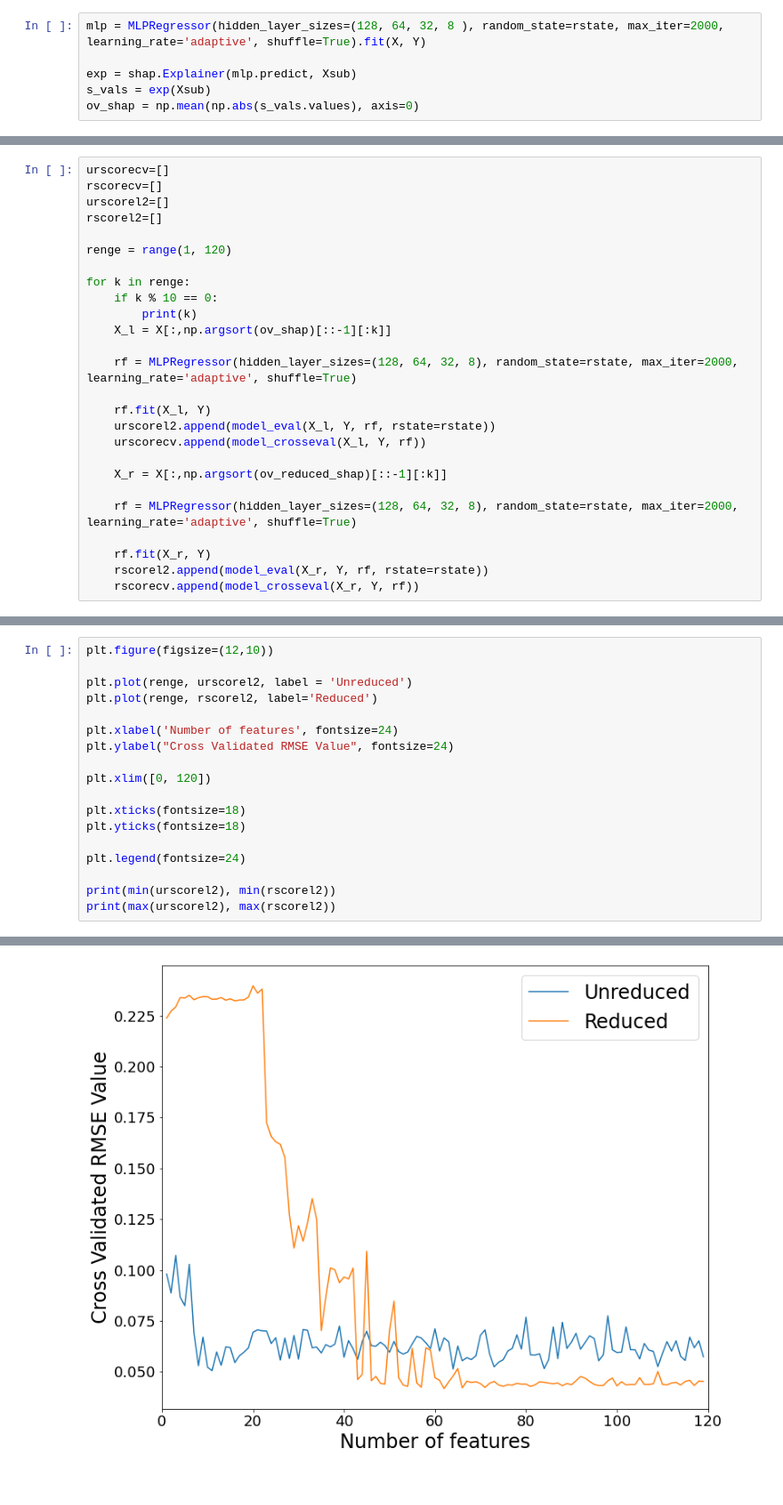
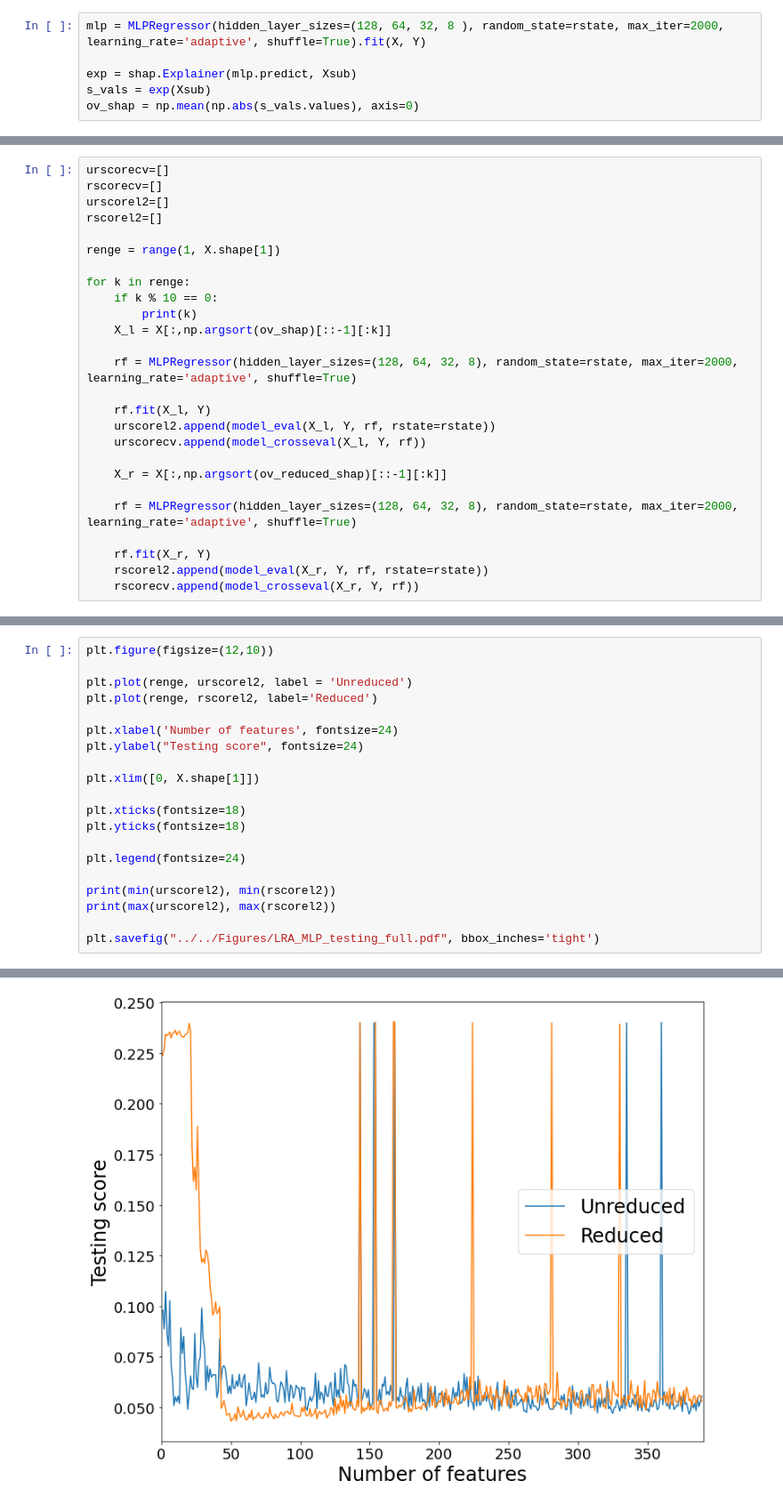
Before and after one commit to uilymmot/lra, a Jupyter notebook: Experiments/FinalExperiments/LRA_MLP.ipynb, the cells around one changed output, grey strips where cells are left out. Shown at 89% size. Cells and saved outputs as stored; diff of their text form.

```diff
--- a/Experiments/FinalExperiments/LRA_MLP.ipynb
+++ b/Experiments/FinalExperiments/LRA_MLP.ipynb
@@ -82,7 +74,7 @@ rscorecv=[]
 urscorel2=[]
 rscorel2=[]
 
-renge = range(1, 120)
+renge = range(1, X.shape[1])
 
 for k in renge:
     if k % 10 == 0:
@@ -143,9 +143,9 @@ plt.plot(renge, urscorel2, label = 'Unreduced')
 plt.plot(renge, rscorel2, label='Reduced')
 
 plt.xlabel('Number of features', fontsize=24)
-plt.ylabel("Cross Validated RMSE Value", fontsize=24)
+plt.ylabel("Testing score", fontsize=24)
 
-plt.xlim([0, 120])
+plt.xlim([0, X.shape[1]])
 
 plt.xticks(fontsize=18)
 plt.yticks(fontsize=18)
@@ -154,4 +154,6 @@ plt.legend(fontsize=24)
 
 print(min(urscorel2), min(rscorel2))
 print(max(urscorel2), max(rscorel2))
+
+plt.savefig("../../Figures/LRA_MLP_testing_full.pdf", bbox_inches='tight')
 # %% [output]
@@ -160 +162 @@ print(max(urscorel2), max(rscorel2))
-[figure, old version]
+[figure, new version]
```
Also changed, not shown: parts of 5 cells of this notebook, 11 other files.
